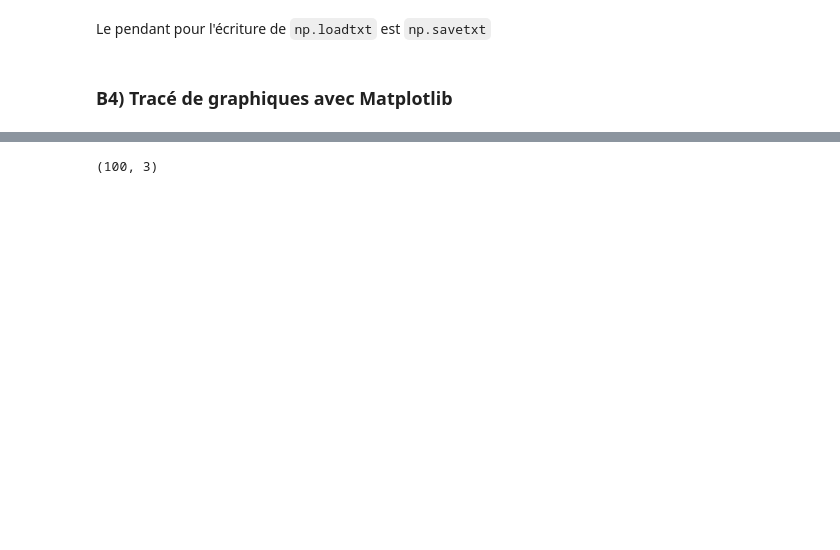
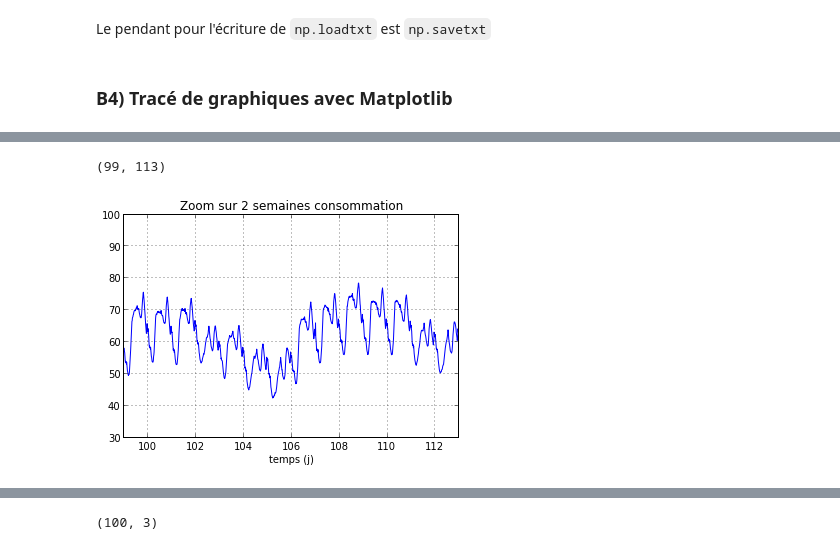
Before and after one commit to pierre-haessig/formation-python-SI, a Jupyter notebook: S2 Objets et Calcul numérique.ipynb, the cells around one changed output, grey strips where cells are left out. Saved outputs shown, nothing was run; the diff lists cells and outputs as text; code cells hidden in the pictures; blank space fills up the shorter version.

```diff
--- a/S2 Objets et Calcul numérique.ipynb
+++ b/S2 Objets et Calcul numérique.ipynb
@@ -101,0 +195,11 @@ np.savetxt?
+# %%
+# Zoom programmé
+plt.plot(t, conso);
+plt.title('Zoom sur 2 semaines consommation')
+plt.xlabel('temps (j)')
+
+plt.xlim(99, 113);
+# il existe aussi plt.ylim
+# %% [output]
+(99, 113)
+[figure, added]
```
Also changed, not shown: parts of 42 cells of this notebook, 3 other files.
